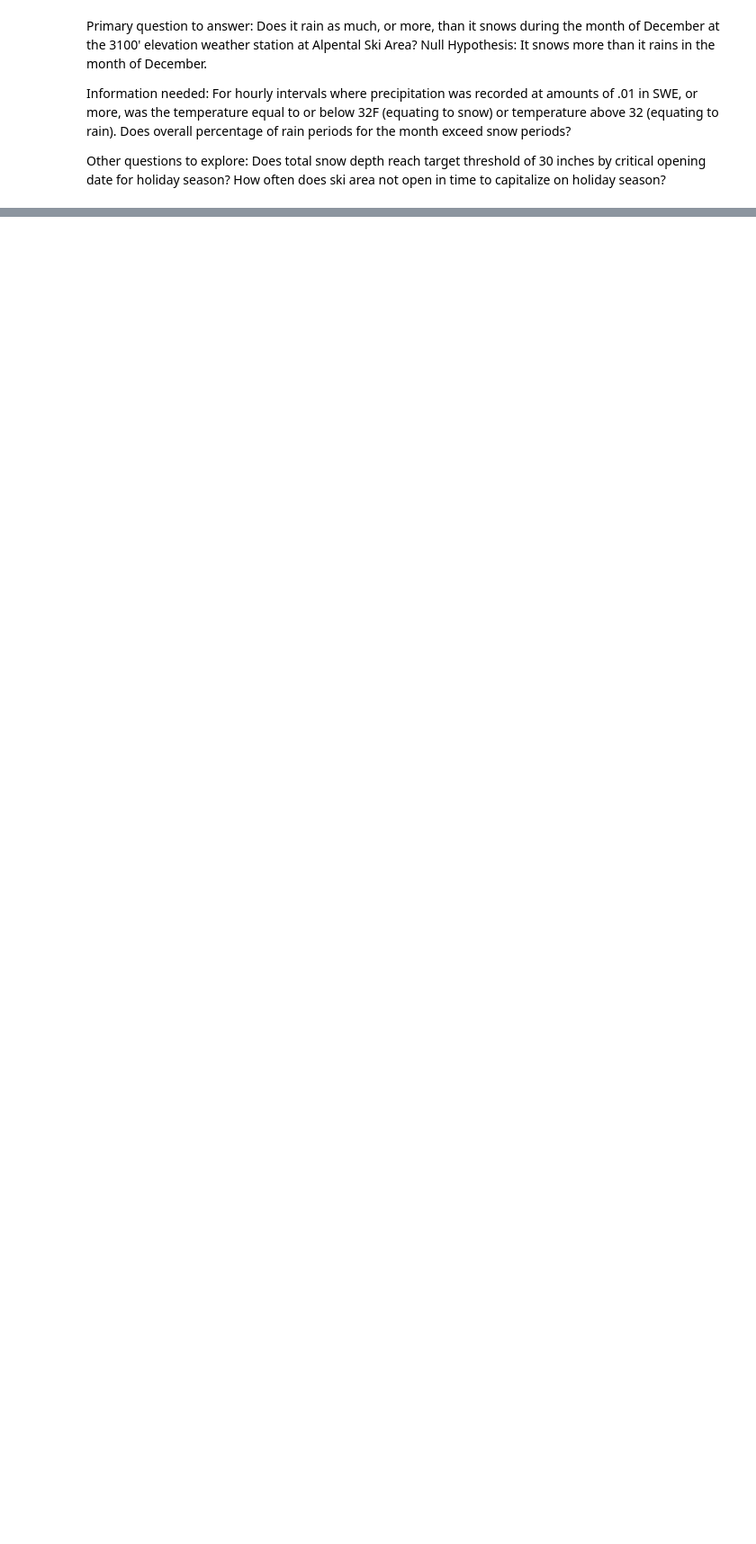
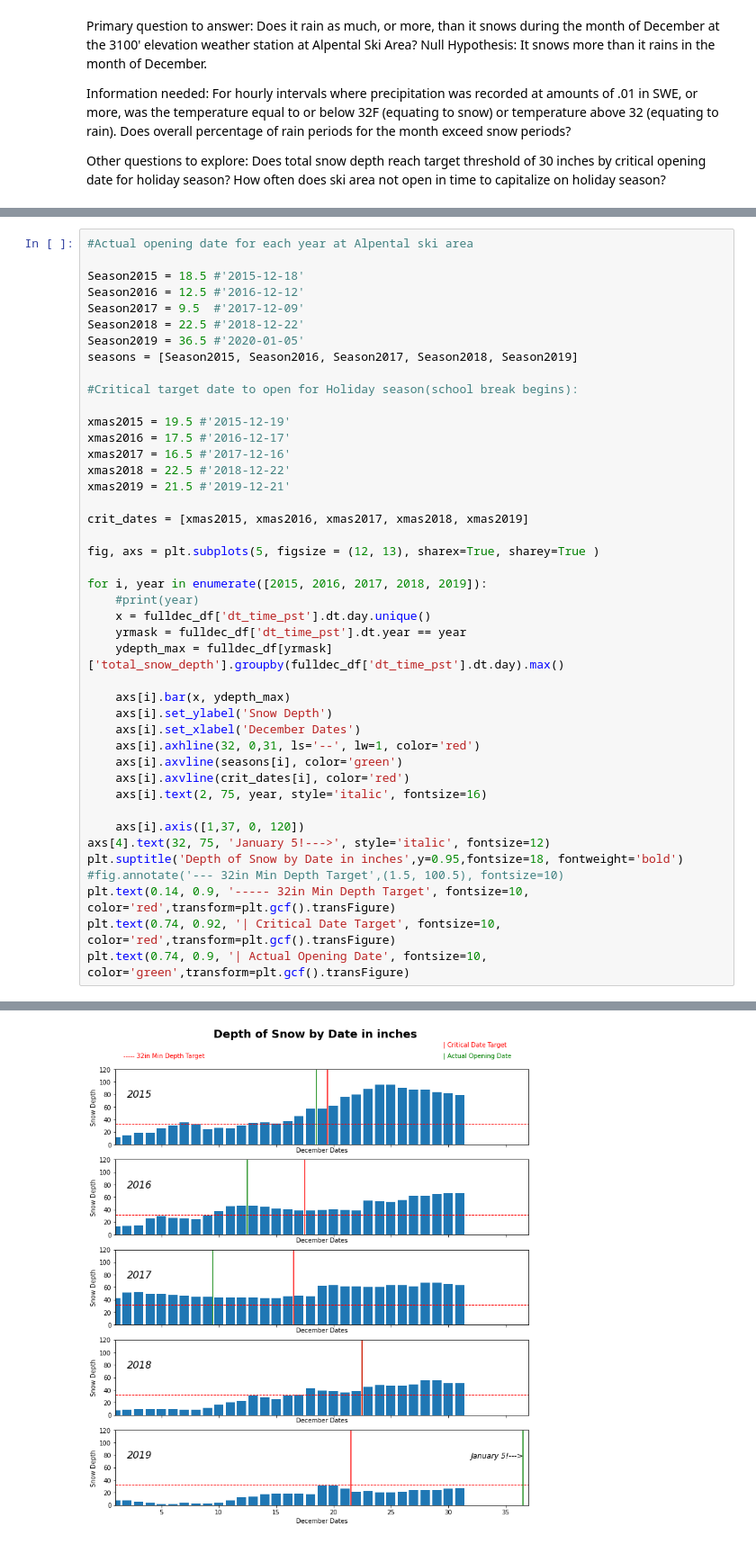
Before and after one commit to mryman/December-Ski-Conditions, a Jupyter notebook: NWAC_data.ipynb, the cells around one changed output, grey strips where cells are left out. Shown at 90% size. Cells and saved outputs as stored; diff of their text form; blank space fills up the shorter version.

```diff
--- a/NWAC_data.ipynb
+++ b/NWAC_data.ipynb
@@ -201,0 +212,44 @@ How often does ski area not open in time to capitalize on holiday season?
+# %%
+#Actual opening date for each year at Alpental ski area
+
+Season2015 = 18.5 #'2015-12-18'
+Season2016 = 12.5 #'2016-12-12'
+Season2017 = 9.5  #'2017-12-09'
+Season2018 = 22.5 #'2018-12-22'
+Season2019 = 36.5 #'2020-01-05'
+seasons = [Season2015, Season2016, Season2017, Season2018, Season2019]
+
+#Critical target date to open for Holiday season(school break begins):
+
+xmas2015 = 19.5 #'2015-12-19'
+xmas2016 = 17.5 #'2016-12-17'
+xmas2017 = 16.5 #'2017-12-16'
+xmas2018 = 22.5 #'2018-12-22'
+xmas2019 = 21.5 #'2019-12-21'
+
+crit_dates = [xmas2015, xmas2016, xmas2017, xmas2018, xmas2019]
+
+fig, axs = plt.subplots(5, figsize = (12, 13), sharex=True, sharey=True )
+
+for i, year in enumerate([2015, 2016, 2017, 2018, 2019]):
+    #print(year)
+    x = fulldec_df['dt_time_pst'].dt.day.unique()
+    yrmask = fulldec_df['dt_time_pst'].dt.year == year
+    ydepth_max = fulldec_df[yrmask]['total_snow_depth'].groupby(fulldec_df['dt_time_pst'].dt.day).max()
+
+    axs[i].bar(x, ydepth_max)
+    axs[i].set_ylabel('Snow Depth')
+    axs[i].set_xlabel('December Dates')
+    axs[i].axhline(32, 0,31, ls='--', lw=1, color='red')
+    axs[i].axvline(seasons[i], color='green')
+    axs[i].axvline(crit_dates[i], color='red')
+    axs[i].text(2, 75, year, style='italic', fontsize=16)
+
+    axs[i].axis([1,37, 0, 120])
+axs[4].text(32, 75, 'January 5!--->', style='italic', fontsize=12)
+plt.suptitle('Depth of Snow by Date in inches',y=0.95,fontsize=18, fontweight='bold')
+#fig.annotate('--- 32in Min Depth Target',(1.5, 100.5), fontsize=10)
+plt.text(0.14, 0.9, '----- 32in Min Depth Target', fontsize=10, color='red',transform=plt.gcf().transFigure)
+plt.text(0.74, 0.92, '| Critical Date Target', fontsize=10, color='red',transform=plt.gcf().transFigure)
+plt.text(0.74, 0.9, '| Actual Opening Date', fontsize=10, color='green',transform=plt.gcf().transFigure)
+# %% [output]
@@ -202 +257,2 @@ How often does ski area not open in time to capitalize on holiday season?
+[figure, added]
 # %%
```
Also changed, not shown: parts of 7 cells of this notebook, 1 other file.
